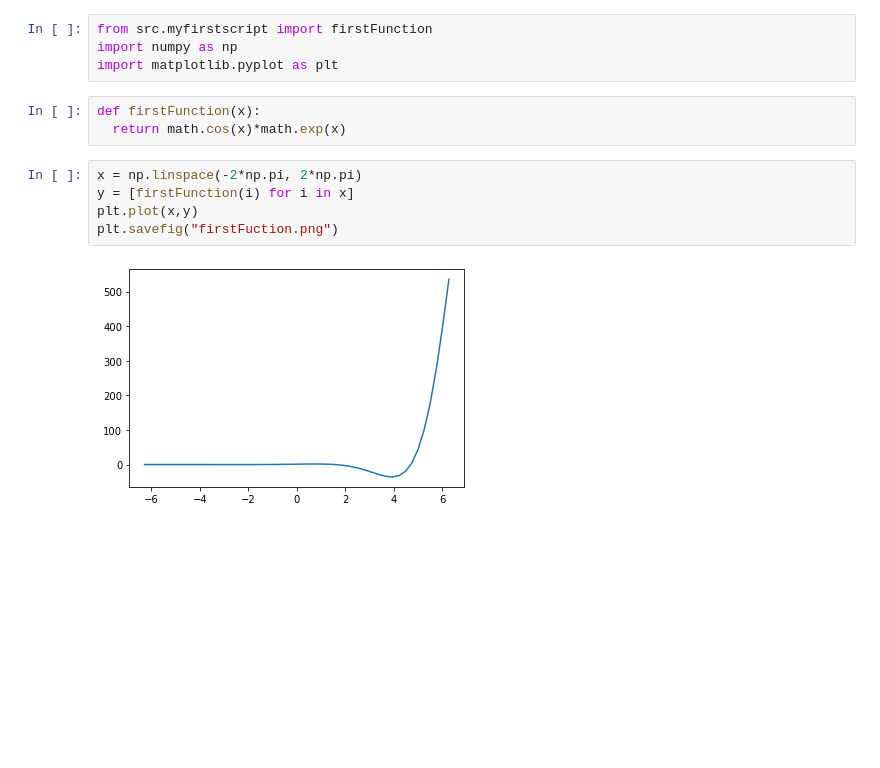
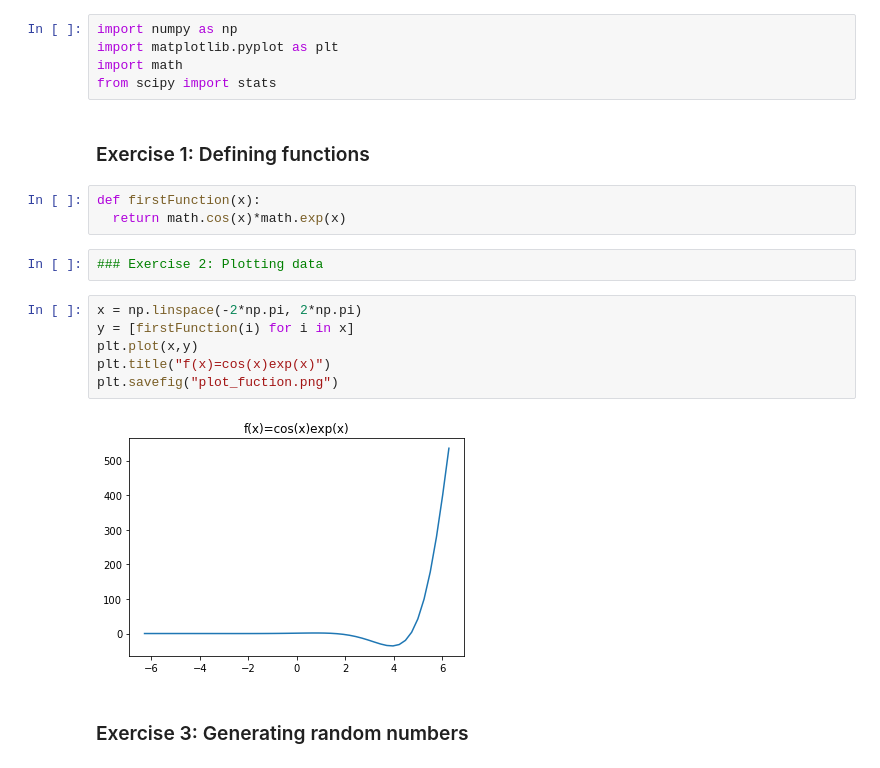
Before and after one commit to Jingogo/Solutions_Introdcution_to_Mobile_Robotics, a Jupyter notebook: solution_sheet1/solution.ipynb, the cells around one changed output. Cells and saved outputs as stored; diff of their text form; blank space fills up the shorter version.

```diff
--- a/solution_sheet1/solution.ipynb
+++ b/solution_sheet1/solution.ipynb
@@ -1,14 +1,22 @@
 # %%
-from src.myfirstscript import firstFunction
 import numpy as np
 import matplotlib.pyplot as plt
+import math
+from scipy import stats
+# %% [markdown]
+### Exercise 1: Defining functions
 # %%
 def firstFunction(x):
   return math.cos(x)*math.exp(x)
+# %%
+### Exercise 2: Plotting data
 # %%
 x = np.linspace(-2*np.pi, 2*np.pi)
 y = [firstFunction(i) for i in x]
 plt.plot(x,y)
-plt.savefig("firstFuction.png")
+plt.title("f(x)=cos(x)exp(x)")
+plt.savefig("plot_fuction.png")
 # %% [output]
-[figure, old version]
+[figure, new version]
+# %% [markdown]
+### Exercise 3: Generating random numbers
```
Also changed, not shown: parts of 3 cells of this notebook, 3 other files.
